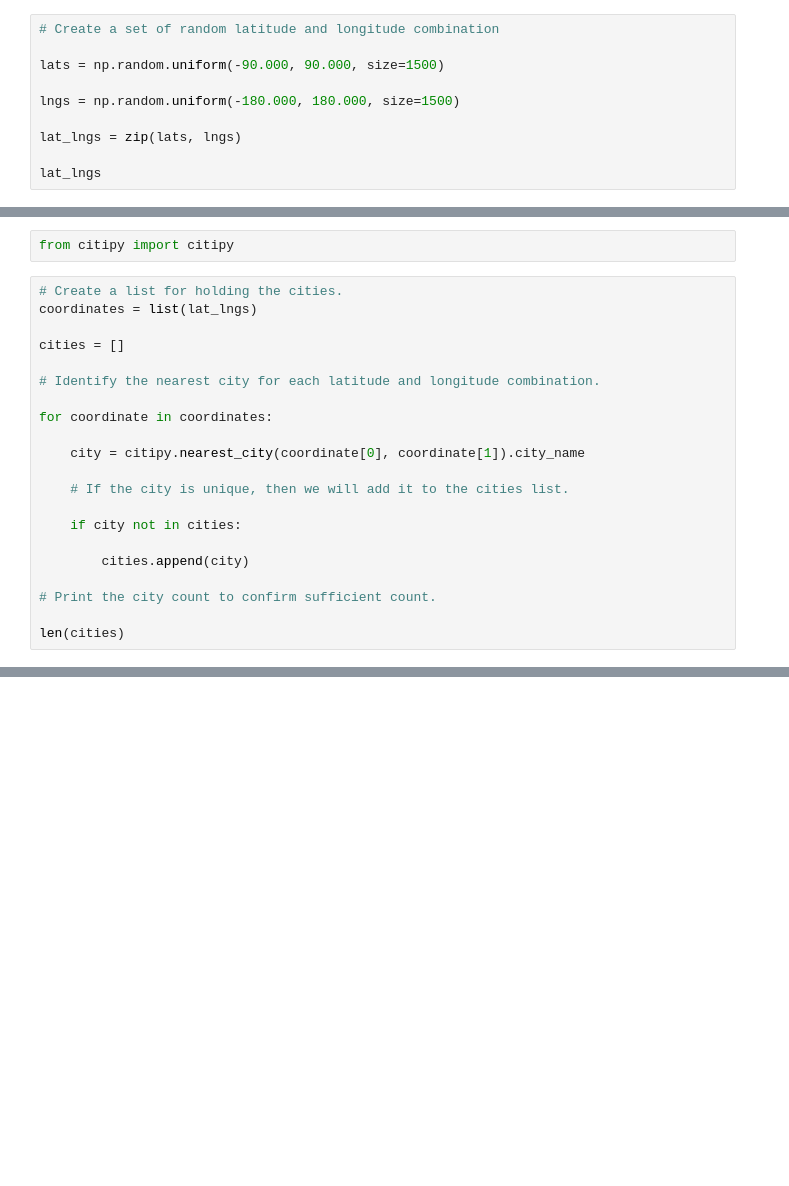
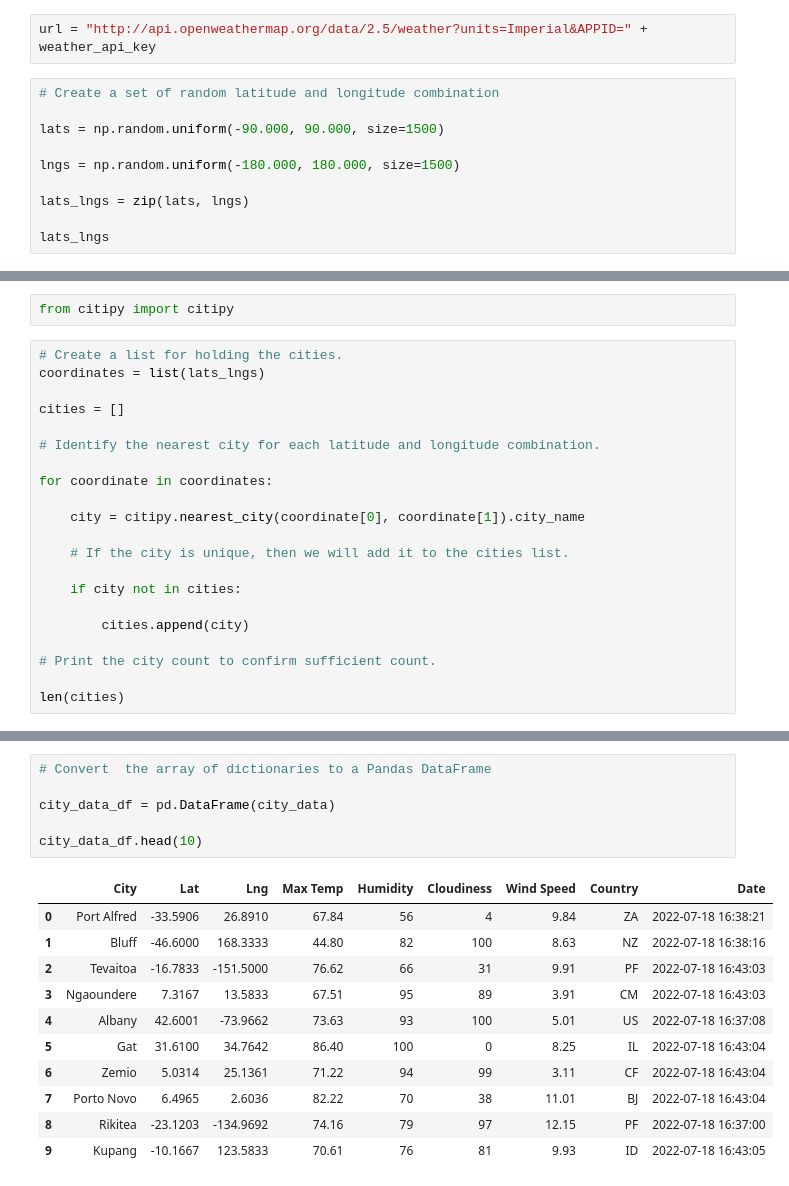
Before and after one commit to hamzaali00/World_Weather_Analysis, a Jupyter notebook: WeatherPy.ipynb, the cells around one changed output, grey strips where cells are left out. Cells and saved outputs as stored; diff of their text form; blank space fills up the shorter version.

Commit message:
Modifying .gitignore and adding WeatherPy file

```diff
--- a/WeatherPy.ipynb
+++ b/WeatherPy.ipynb
@@ -9,3 +17,5 @@ import numpy as np
+# %%
+url = "http://api.openweathermap.org/data/2.5/weather?units=Imperial&APPID=" + weather_api_key
 # %%
 # Create a set of random latitude and longitude combination
 
@@ -13,16 +23,16 @@ lats = np.random.uniform(-90.000, 90.000, size=1500)
 
 lngs = np.random.uniform(-180.000, 180.000, size=1500)
 
-lat_lngs = zip(lats, lngs)
+lats_lngs = zip(lats, lngs)
 
-lat_lngs
+lats_lngs
 # %% [output]
 <zip at 0x...>
 # %%
 from citipy import citipy
 # %%
 # Create a list for holding the cities.
-coordinates = list(lat_lngs)
+coordinates = list(lats_lngs)
 
 cities = []
 
@@ -45,0 +142,18 @@ len(cities)
+# %%
+# Convert  the array of dictionaries to a Pandas DataFrame
+
+city_data_df = pd.DataFrame(city_data)
+
+city_data_df.head(10)
+# %% [output]
+|  | City | Lat | Lng | Max Temp | Humidity | Cloudiness | Wind Speed | Country | Date |
+| 0 | Port Alfred | -33.5906 | 26.8910 | 67.84 | 56 | 4 | 9.84 | ZA | 2022-07-18 16:38:21 |
+| 1 | Bluff | -46.6000 | 168.3333 | 44.80 | 82 | 100 | 8.63 | NZ | 2022-07-18 16:38:16 |
+| 2 | Tevaitoa | -16.7833 | -151.5000 | 76.62 | 66 | 31 | 9.91 | PF | 2022-07-18 16:43:03 |
+| 3 | Ngaoundere | 7.3167 | 13.5833 | 67.51 | 95 | 89 | 3.91 | CM | 2022-07-18 16:43:03 |
+| 4 | Albany | 42.6001 | -73.9662 | 73.63 | 93 | 100 | 5.01 | US | 2022-07-18 16:37:08 |
+| 5 | Gat | 31.6100 | 34.7642 | 86.40 | 100 | 0 | 8.25 | IL | 2022-07-18 16:43:04 |
+| 6 | Zemio | 5.0314 | 25.1361 | 71.22 | 94 | 99 | 3.11 | CF | 2022-07-18 16:43:04 |
+| 7 | Porto Novo | 6.4965 | 2.6036 | 82.22 | 70 | 38 | 11.01 | BJ | 2022-07-18 16:43:04 |
+| 8 | Rikitea | -23.1203 | -134.9692 | 74.16 | 79 | 97 | 12.15 | PF | 2022-07-18 16:37:00 |
+| 9 | Kupang | -10.1667 | 123.5833 | 70.61 | 76 | 81 | 9.93 | ID | 2022-07-18 16:43:05 |
```
Also changed, not shown: parts of 6 cells of this notebook, 1 other file.
